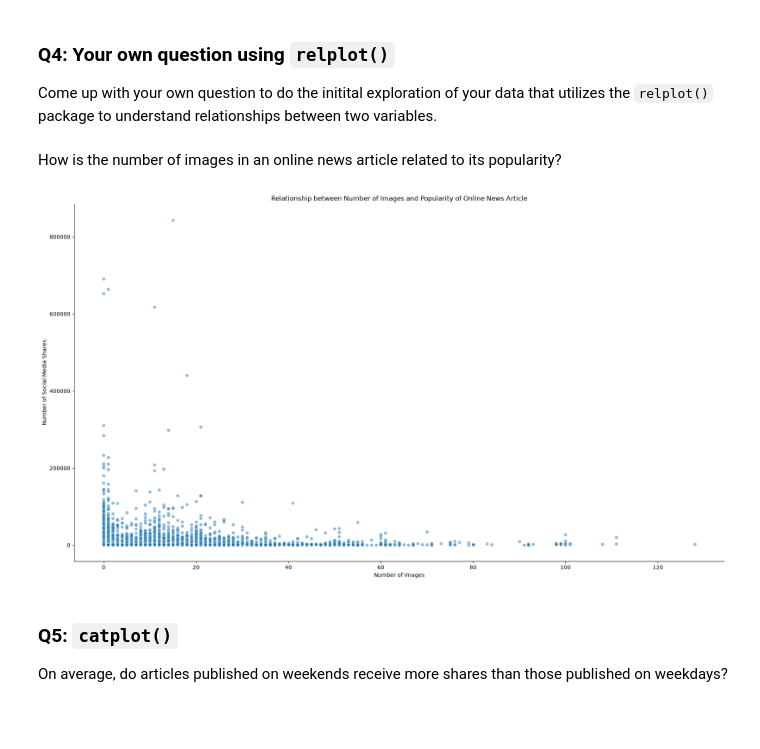
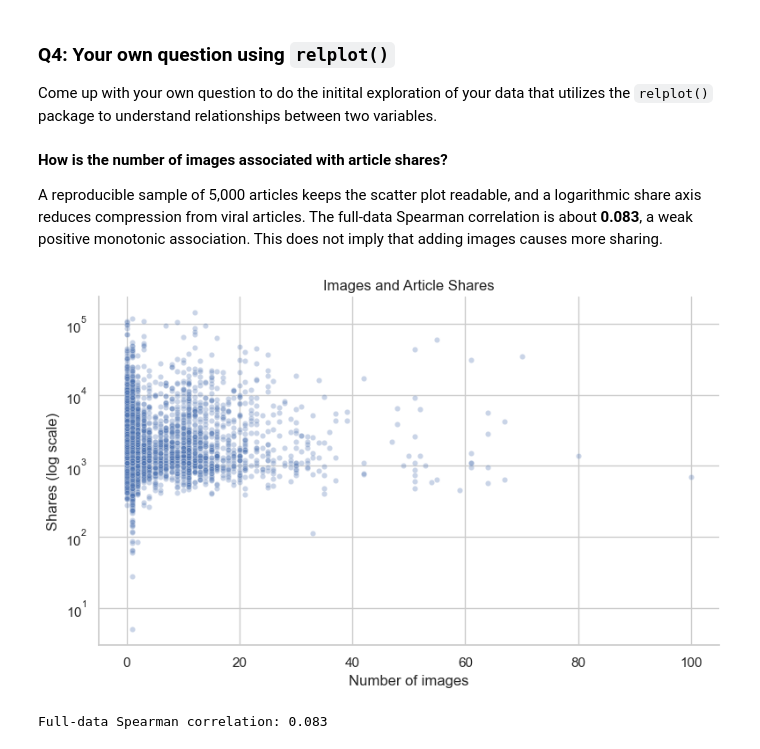
Before and after one commit to satam2/news-popularity-data-project, a Jupyter notebook: P1_initial_exploration.ipynb, the cells around one changed output. Saved outputs shown, nothing was run; the diff lists cells and outputs as text; code cells hidden in the pictures; blank space fills up the shorter version.

```diff
--- a/P1_initial_exploration.ipynb
+++ b/P1_initial_exploration.ipynb
@@ -85,28 +102,27 @@ The data type for each column is mostly expected and the content/value of each c
 # %% [markdown]
 ### Q4: Your own question using `relplot()`
 Come up with your own question to do the initital exploration of your data that utilizes the `relplot()` package to understand relationships between two variables.
-# %% [markdown]
-How is the number of images in an online news article related to its popularity?
-# %%
-import seaborn as sns
-import matplotlib.pyplot as plt
-
-sns.relplot(
-    data=df,
-    x="num_imgs",
-    y="shares",
-    kind="scatter",
-    alpha=0.5,
-    height=10,
-    aspect=1.8,
-)
-
-plt.title("Relationship between Number of Images and Popularity of Online News Article")
-plt.xlabel("Number of Images")
-plt.ylabel("Number of Social Media Shares")
-plt.show()
-# %% [output]
-[figure, removed]
-# %% [markdown]
-### Q5: `catplot()`
-On average, do articles published on weekends receive more shares than those published on weekdays?
+# %% [markdown]
+**How is the number of images associated with article shares?**
+
+A reproducible sample of 5,000 articles keeps the scatter plot readable, and a
+logarithmic share axis reduces compression from viral articles. The full-data
+Spearman correlation is about **0.083**, a weak positive monotonic association.
+This does not imply that adding images causes more sharing.
+# %%
+plot = sns.relplot(
+    data=df.sample(n=min(5000, len(df)), random_state=13),
+    x="num_imgs", y="shares", kind="scatter", alpha=0.3,
+    s=20, height=5, aspect=1.6,
+)
+plot.set(
+    yscale="log", title="Images and Article Shares",
+    xlabel="Number of images", ylabel="Shares (log scale)",
+)
+plt.tight_layout()
+plt.show()
+plt.close()
+print("Full-data Spearman correlation:", round(df["num_imgs"].corr(df["shares"], method="spearman"), 3))
+# %% [output]
+[figure, added]
+Full-data Spearman correlation: 0.083
```
Also changed, not shown: parts of 18 cells of this notebook, 6 other files.
